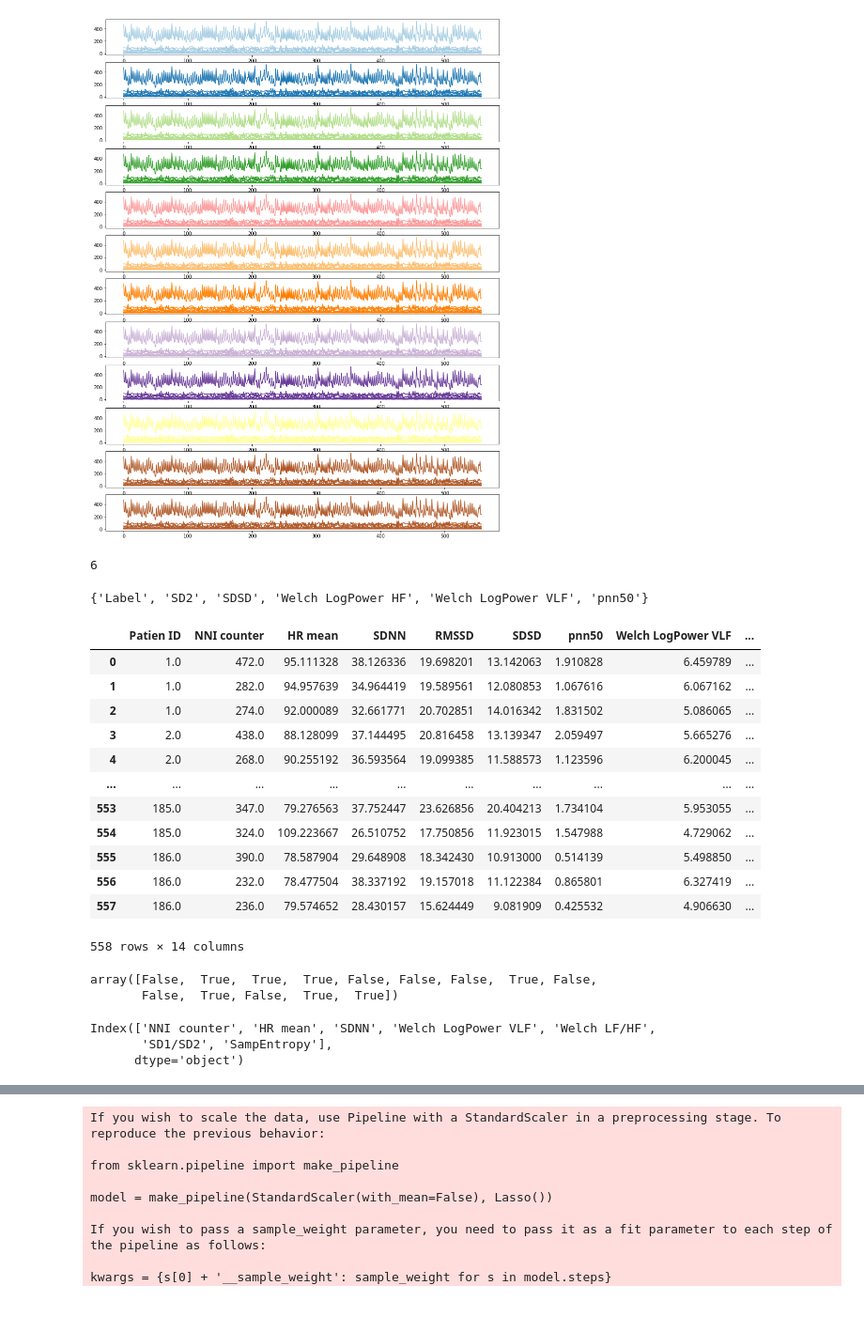
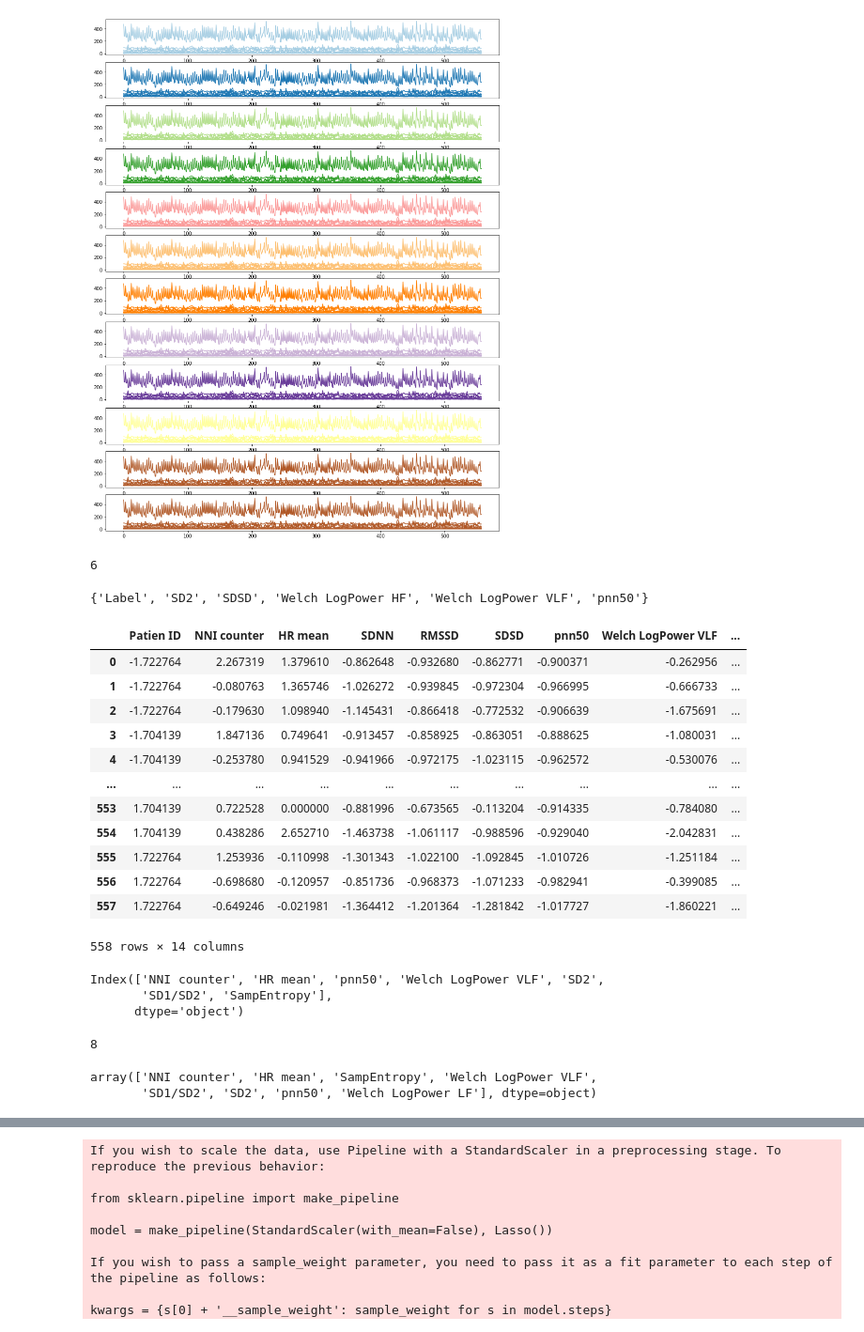
Before and after one commit to BandaTharun/DATA-MINING, a Jupyter notebook: DATA MINING.ipynb, the cells around one changed output, grey strips where cells are left out. Shown at 94% size. Drawn from its saved outputs; the diff is of its cells as text; code cells hidden in the pictures.

```diff
--- a/DATA MINING.ipynb
+++ b/DATA MINING.ipynb
@@ -598,14 +598,12 @@ def correlation(dataset, threshold):
                 colname = corr_matrix.columns[i]  # getting the name of column
                 col_corr.add(colname)
     return col_corr
+
+corr_features1 = correlation(df1.iloc[:,:], 0.70)
+print(len(set(corr_features1)))
+corr_features1
+# %% [output]
+6
+{'Label', 'SD2', 'SDSD', 'Welch LogPower HF', 'Welch LogPower VLF', 'pnn50'}
-# %%
-corr_features1 = correlation(df1.iloc[:,:], 0.70)
-len(set(corr_features1))
-# %% [output]
-6
-# %%
-corr_features1
-# %% [output]
-{'Label', 'SD2', 'SDSD', 'Welch LogPower HF', 'Welch LogPower VLF', 'pnn50'}
 # %%
 # FEATURE SCALING
@@ -614,24 +610,26 @@ from sklearn.preprocessing import MinMaxScaler
 # %%
+# STANDARD SCALER
+from sklearn.preprocessing import StandardScaler
+scaler = StandardScaler()
+scaled_df = scaler.fit_transform(df1.iloc[:,:-1])
+x= pd.DataFrame(df1.iloc[:,0:1])
+x[df1.iloc[:,:-1].columns]=scaled_df
+y= pd.DataFrame(df1.iloc[:,-1:])
 
-minmaxscaler = MinMaxScaler(feature_range=(0,1))
-scaled_df = minmaxscaler.fit_transform(df1.iloc[:,1:-1])
-x= pd.DataFrame(df1.iloc[:,0:1])
-x[df1.iloc[:,1:-1].columns]=df1.iloc[:,1:-1]
-y= pd.DataFrame(df1.iloc[:,-1:])
 x
 # %% [output]
 |  | Patien ID | NNI counter | HR mean | SDNN | RMSSD | SDSD | pnn50 | Welch LogPower VLF | ... |
-| 0 | 1.0 | 472.0 | 95.111328 | 38.126336 | 19.698201 | 13.142063 | 1.910828 | 6.459789 | ... |
-| 1 | 1.0 | 282.0 | 94.957639 | 34.964419 | 19.589561 | 12.080853 | 1.067616 | 6.067162 | ... |
-| 2 | 1.0 | 274.0 | 92.000089 | 32.661771 | 20.702851 | 14.016342 | 1.831502 | 5.086065 | ... |
-| 3 | 2.0 | 438.0 | 88.128099 | 37.144495 | 20.816458 | 13.139347 | 2.059497 | 5.665276 | ... |
-| 4 | 2.0 | 268.0 | 90.255192 | 36.593564 | 19.099385 | 11.588573 | 1.123596 | 6.200045 | ... |
+| 0 | -1.722764 | 2.267319 | 1.379610 | -0.862648 | -0.932680 | -0.862771 | -0.900371 | -0.262956 | ... |
+| 1 | -1.722764 | -0.080763 | 1.365746 | -1.026272 | -0.939845 | -0.972304 | -0.966995 | -0.666733 | ... |
+| 2 | -1.722764 | -0.179630 | 1.098940 | -1.145431 | -0.866418 | -0.772532 | -0.906639 | -1.675691 | ... |
+| 3 | -1.704139 | 1.847136 | 0.749641 | -0.913457 | -0.858925 | -0.863051 | -0.888625 | -1.080031 | ... |
+| 4 | -1.704139 | -0.253780 | 0.941529 | -0.941966 | -0.972175 | -1.023115 | -0.962572 | -0.530076 | ... |
 | ... | ... | ... | ... | ... | ... | ... | ... | ... | ... |
-| 553 | 185.0 | 347.0 | 79.276563 | 37.752447 | 23.626856 | 20.404213 | 1.734104 | 5.953055 | ... |
-| 554 | 185.0 | 324.0 | 109.223667 | 26.510752 | 17.750856 | 11.923015 | 1.547988 | 4.729062 | ... |
-| 555 | 186.0 | 390.0 | 78.587904 | 29.648908 | 18.342430 | 10.913000 | 0.514139 | 5.498850 | ... |
-| 556 | 186.0 | 232.0 | 78.477504 | 38.337192 | 19.157018 | 11.122384 | 0.865801 | 6.327419 | ... |
-| 557 | 186.0 | 236.0 | 79.574652 | 28.430157 | 15.624449 | 9.081909 | 0.425532 | 4.906630 | ... |
+| 553 | 1.704139 | 0.722528 | 0.000000 | -0.881996 | -0.673565 | -0.113204 | -0.914335 | -0.784080 | ... |
+| 554 | 1.704139 | 0.438286 | 2.652710 | -1.463738 | -1.061117 | -0.988596 | -0.929040 | -2.042831 | ... |
+| 555 | 1.722764 | 1.253936 | -0.110998 | -1.301343 | -1.022100 | -1.092845 | -1.010726 | -1.251184 | ... |
+| 556 | 1.722764 | -0.698680 | -0.120957 | -0.851736 | -0.968373 | -1.071233 | -0.982941 | -0.399085 | ... |
+| 557 | 1.722764 | -0.649246 | -0.021981 | -1.364412 | -1.201364 | -1.281842 | -1.017727 | -1.860221 | ... |
 558 rows × 14 columns
 # %%
 # Feature selection
@@ -642,17 +641,19 @@ from sklearn.ensemble import ExtraTreesClassifier
 # %%
-clf = ExtraTreesClassifier(n_estimators=50).fit(x,y)
+# To know the name of the selected features
+x.iloc[:,:].columns[model.get_support()==True]
+# %% [output]
+Index(['NNI counter', 'HR mean', 'pnn50', 'Welch LogPower VLF', 'SD2',
+       'SD1/SD2', 'SampEntropy'],
+      dtype='object')
 # %%
-model = SelectFromModel(clf,threshold = "median", prefit=True)
+features_DT = pd.DataFrame({'Feature':list(x.iloc[:,:].columns),'Ranking':clf.feature_importances_})
+best=features_DT.sort_values(by='Ranking',ascending=False)
+bestfeatures=best['Feature'].values[:8]
+x1= pd.DataFrame(x.iloc[:,0:1])
+x1[bestfeatures]=x[bestfeatures]
+print(len(bestfeatures))
+bestfeatures
+# %% [output]
+8
+array(['NNI counter', 'HR mean', 'SampEntropy', 'Welch LogPower VLF',
+       'SD1/SD2', 'SD2', 'pnn50', 'Welch LogPower LF'], dtype=object)
-# %%
-# To visualize the selected features we can use get_support()
-model.get_support()
-# %% [output]
-array([False,  True,  True,  True, False, False, False,  True, False,
-       False,  True, False,  True,  True])
-# %%
-# To know the name of the selected features
-x.iloc[:,:].columns[model.get_support()==True]
-# %% [output]
-Index(['NNI counter', 'HR mean', 'SDNN', 'Welch LogPower VLF', 'Welch LF/HF',
-       'SD1/SD2', 'SampEntropy'],
-      dtype='object')
```
Also changed, not shown: parts of 65 cells of this notebook.
